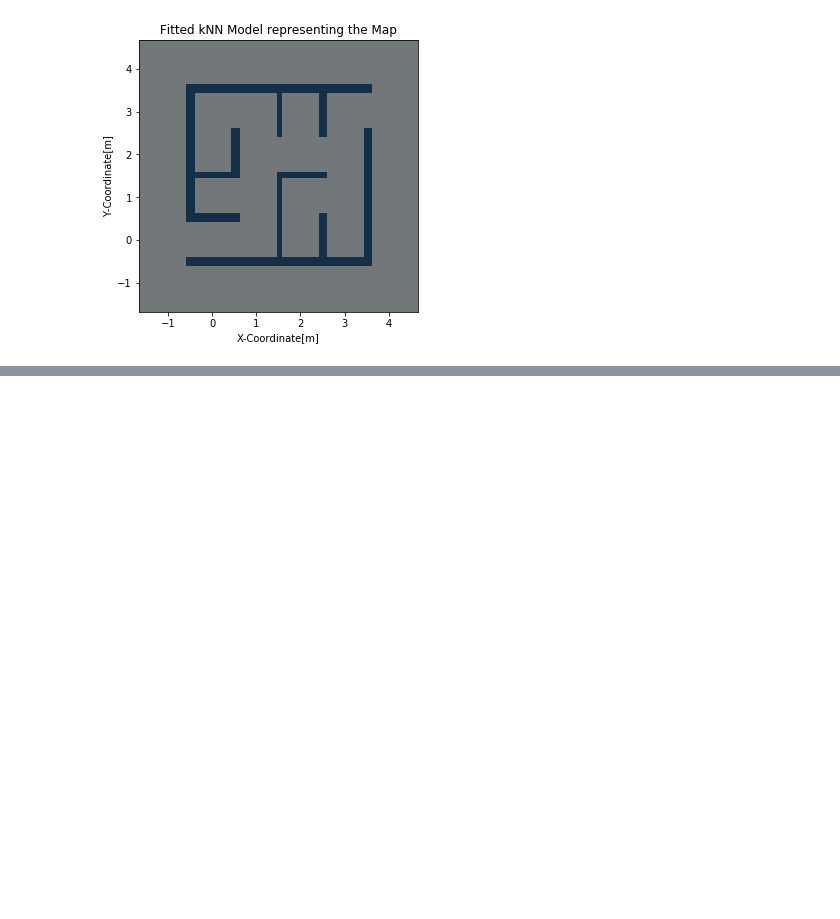
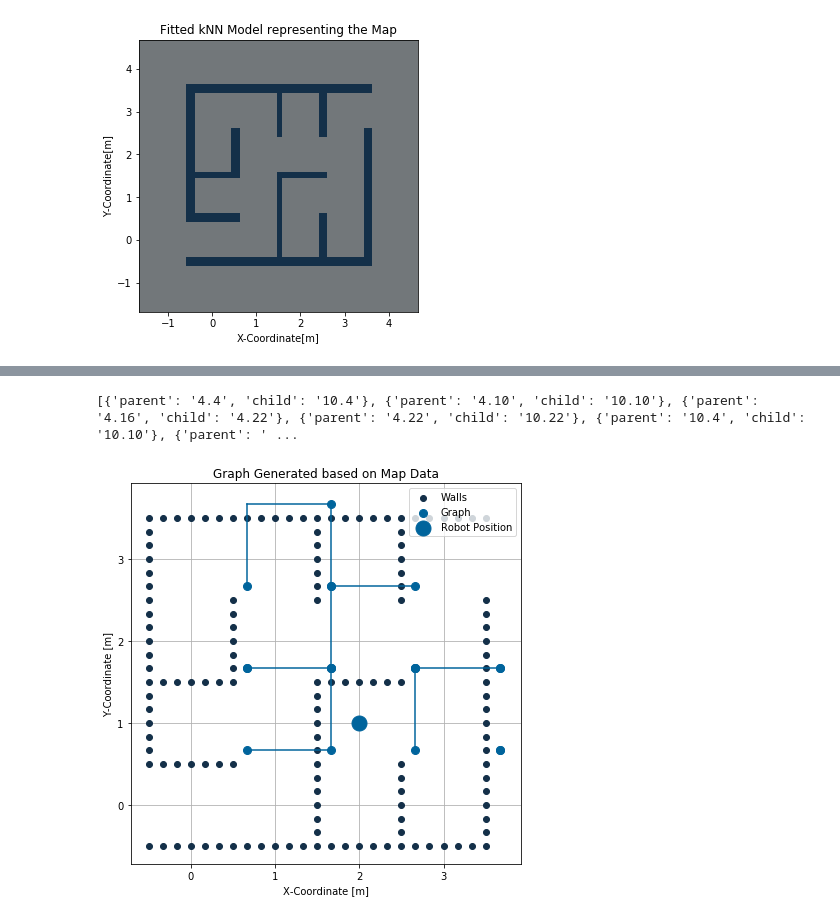
Before and after one commit to danailgrgv/SOAR_Project, a Jupyter notebook: soar_maze_escape/src/SoarMazeEscapeNotebook.ipynb, the cells around one changed output, grey strips where cells are left out. Drawn from its saved outputs; the diff is of its cells as text; code cells hidden in the pictures; blank space fills up the shorter version.

```diff
--- a/soar_maze_escape/src/SoarMazeEscapeNotebook.ipynb
+++ b/soar_maze_escape/src/SoarMazeEscapeNotebook.ipynb
@@ -408,0 +350,62 @@ plt.show()
+# %%
+print(edges[:10])
+# %% [output]
+[{'parent': '4.4', 'child': '10.4'}, {'parent': '4.10', 'child': '10.10'}, {'parent': '4.16', 'child': '4.22'}, {'parent': '4.22', 'child': '10.22'}, {'parent': '10.4', 'child': '10.10'}, {'parent': ' ...
+# %%
+## Visualise maze and generated graph
+# Create single figure
+plt.rcParams['figure.figsize'] = [7, 7]
+fig, ax = plt.subplots()
+
+# Get points on graph
+nodePositions = np.array([
+    fromNodeName(n["parent"], recMap) for n in edges
+] + [
+    fromNodeName(n["child"], recMap) for n in edges
+])
+
+nodePositions = np.unique(nodePositions, axis=1)
+
+# Get lines connecting the nodes
+edgeLines = np.array(
+    [
+        [
+            fromNodeName(n["parent"], recMap),
+            fromNodeName(n["child"], recMap)
+        ] for n in edges
+    ]
+)
+
+# Plot data as points (=scatterplot) and label accordingly. The colours are defined to look nice with UAS TW colours
+ax.scatter(wallPositions[:,1], wallPositions[:,0], c=colourScheme["darkblue"], alpha=1.0, s=6**2, label="Walls")
+ax.scatter(nodePositions[:,1], nodePositions[:,0], c=colourScheme["twblue"], alpha=1.0, s=8**2, label="Graph")
+ax.scatter([robotPos[1]], [robotPos[0]], c=colourScheme["twblue"], s=15**2, label="Robot Position")
+
+# Plot lines connecting nodes
+for line in edgeLines:
+    x0, y0 = line[0]
+    x1, y1 = line[1]
+    x = [x0, x1]
+    y = [y0, y1]
+    ax.plot(x, y, c=colourScheme["twblue"])
+
+# Set axes labels and figure title
+ax.set_xlabel("X-Coordinate [m]")
+ax.set_ylabel("Y-Coordinate [m]")
+ax.set_title("Graph Generated based on Map Data")
+
+# Set grid to only plot each metre
+ax.set_xticks = [-1, 0, 1, 2, 3, 4 ]
+ax.set_yticks = [-1, 0, 1, 2, 3, 4 ]
+
+# Move grid behind points
+ax.set_axisbelow(True)
+ax.grid()
+
+# Add labels
+ax.legend()
+
+# Show plot
+plt.show()
+# %% [output]
+[figure, added]
```
Also changed, not shown: parts of 5 cells of this notebook.
